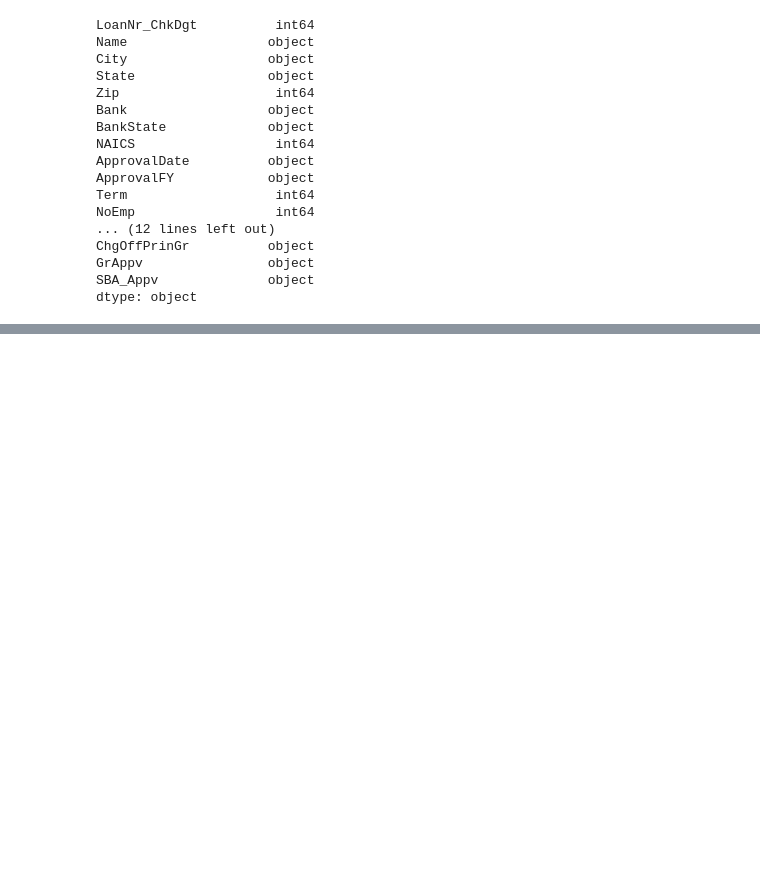
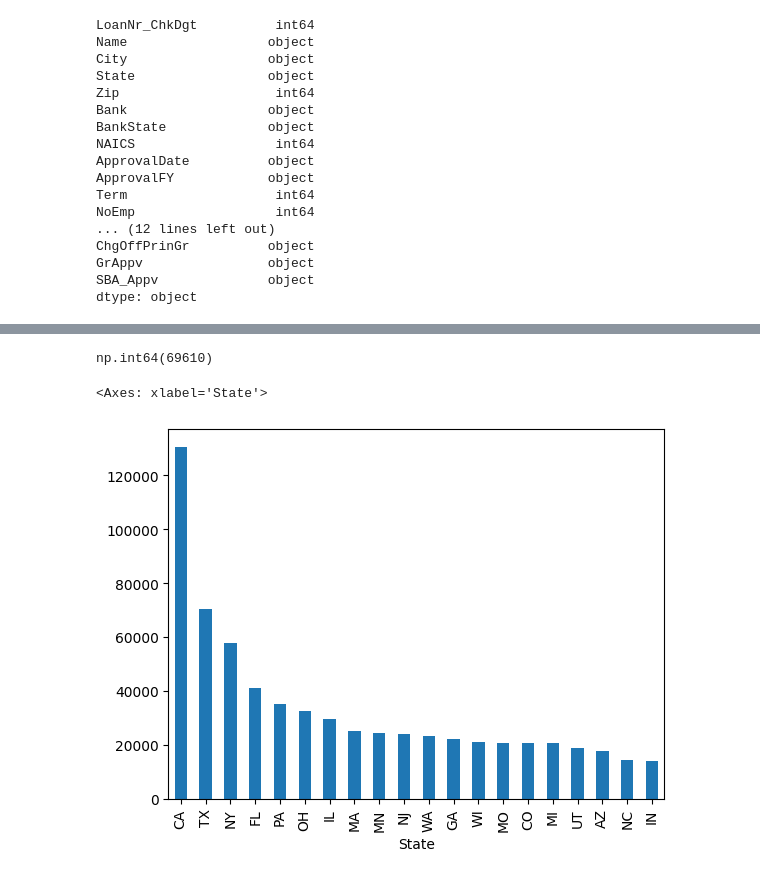
Before and after one commit to RaoufAddeche/Simplon_SBA-modelisation, a Jupyter notebook: clean_data.ipynb, the cells around one changed output, grey strips where cells are left out. Drawn from its saved outputs; the diff is of its cells as text; code cells hidden in the pictures; blank space fills up the shorter version.

```diff
--- a/clean_data.ipynb
+++ b/clean_data.ipynb
@@ -103,0 +137,9 @@ dtype: int64
+# %%
+df_cleaned.duplicated(subset=['City','Name']).sum()
+# %% [output]
+np.int64(69610)
+# %%
+df_cleaned['State'].value_counts().nlargest(20).plot(kind='bar')
+# %% [output]
+<Axes: xlabel='State'>
+[figure, added]
```
Also changed, not shown: parts of 14 cells of this notebook.
